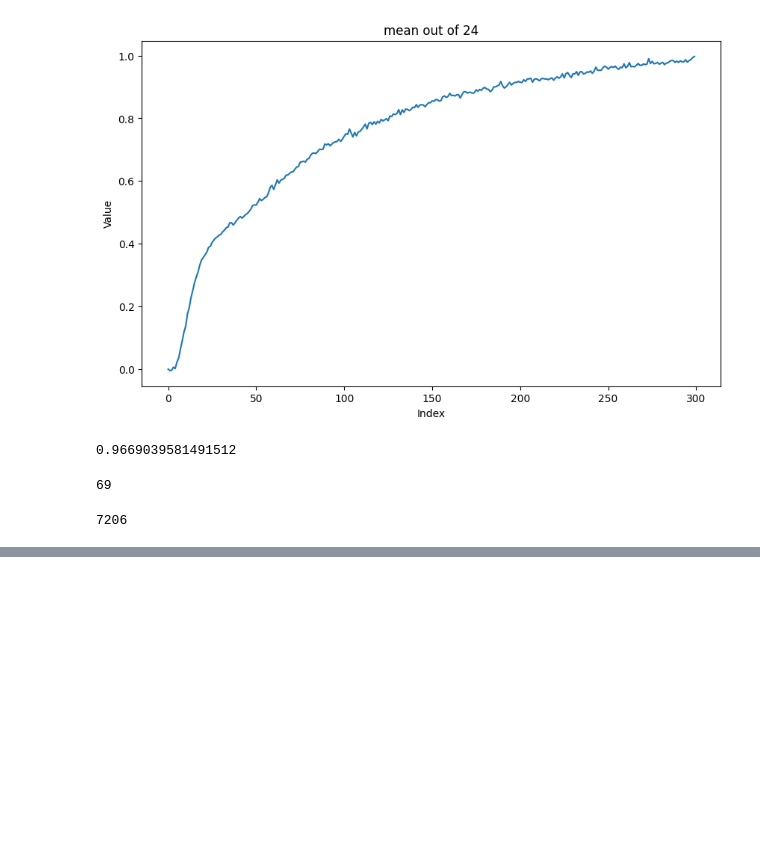
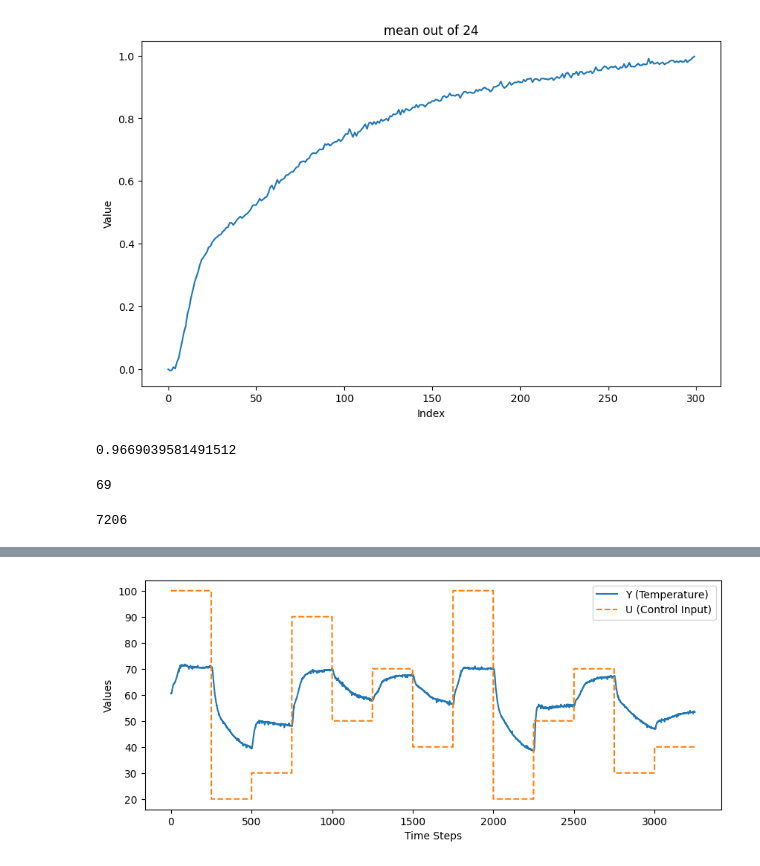
Before and after one commit to heviga/Prediktivne-riadenie-vymennika-tepla-s-vyuzitim-Koopmanovho-modelu, a Jupyter notebook: code/Example/data/Identification.ipynb, the cells around one changed output, grey strips where cells are left out. Saved outputs shown, nothing was run; the diff lists cells and outputs as text; code cells hidden in the pictures; blank space fills up the shorter version.

```diff
--- a/code/Example/data/Identification.ipynb
+++ b/code/Example/data/Identification.ipynb
@@ -269,0 +403,12 @@ with open('test_real.pkl', 'wb') as file:
+# %%
+""" simx = len(data['T4']) - shift
+x_train = np.zeros((simx*len(relevantx_train)))
+for index, file in enumerate(sorted(relevantx_train)):
+    data = loadmat(file)
+    x_train[index*simx:index*simx+simx] = data['T4'][shift:,0]
+
+with open('x_train.pkl', 'wb') as file:
+    pickle.dump(x_train, file) """
+
+x_train = train_data['Ytrain'][:,0]
+x_train
@@ -269,0 +489,12 @@ with open('test_real.pkl', 'wb') as file:
+# %%
+""" plt.plot(train_real) """
+
+plt.figure(figsize=(10,4))
+plt.plot(x_train, label='Y (Temperature)')
+plt.plot(u_train, label='U (Control Input)', linestyle='dashed')
+plt.xlabel('Time Steps')
+plt.ylabel('Values')
+plt.legend()
+plt.show()
+# %% [output]
+[figure, added]
```
Also changed, not shown: parts of 47 cells of this notebook, 8 other files.
